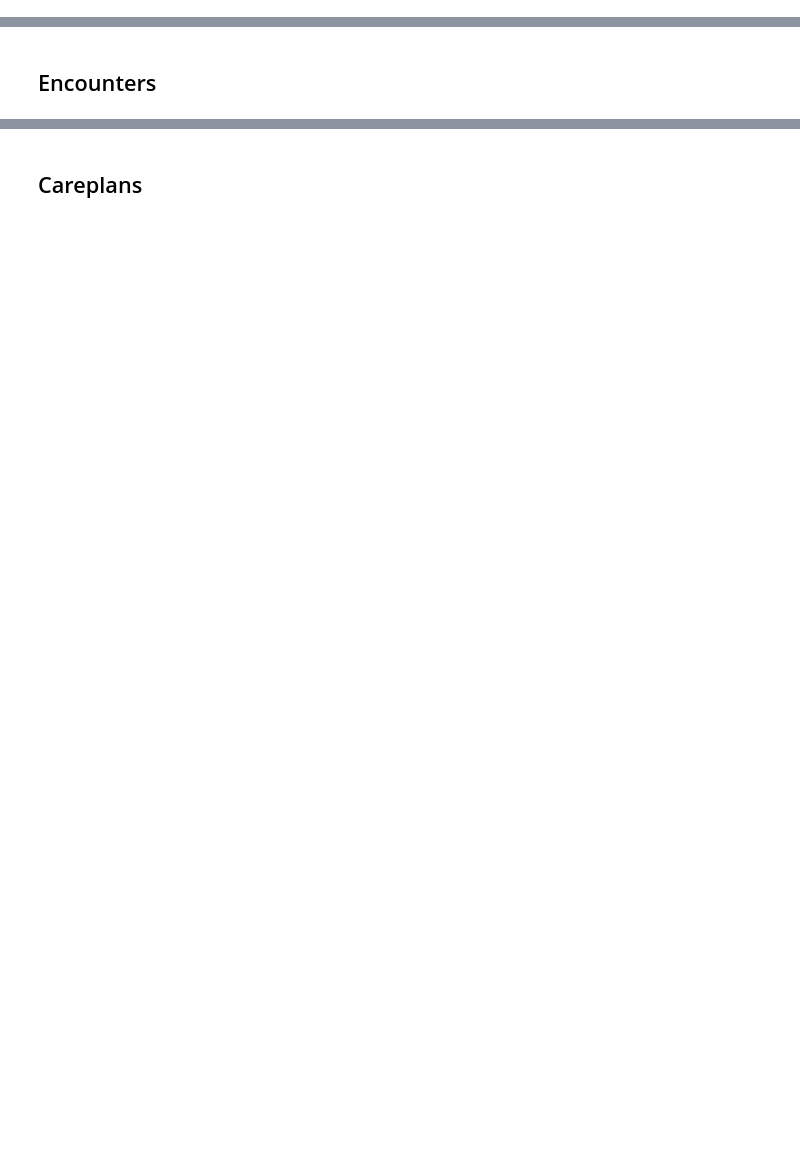
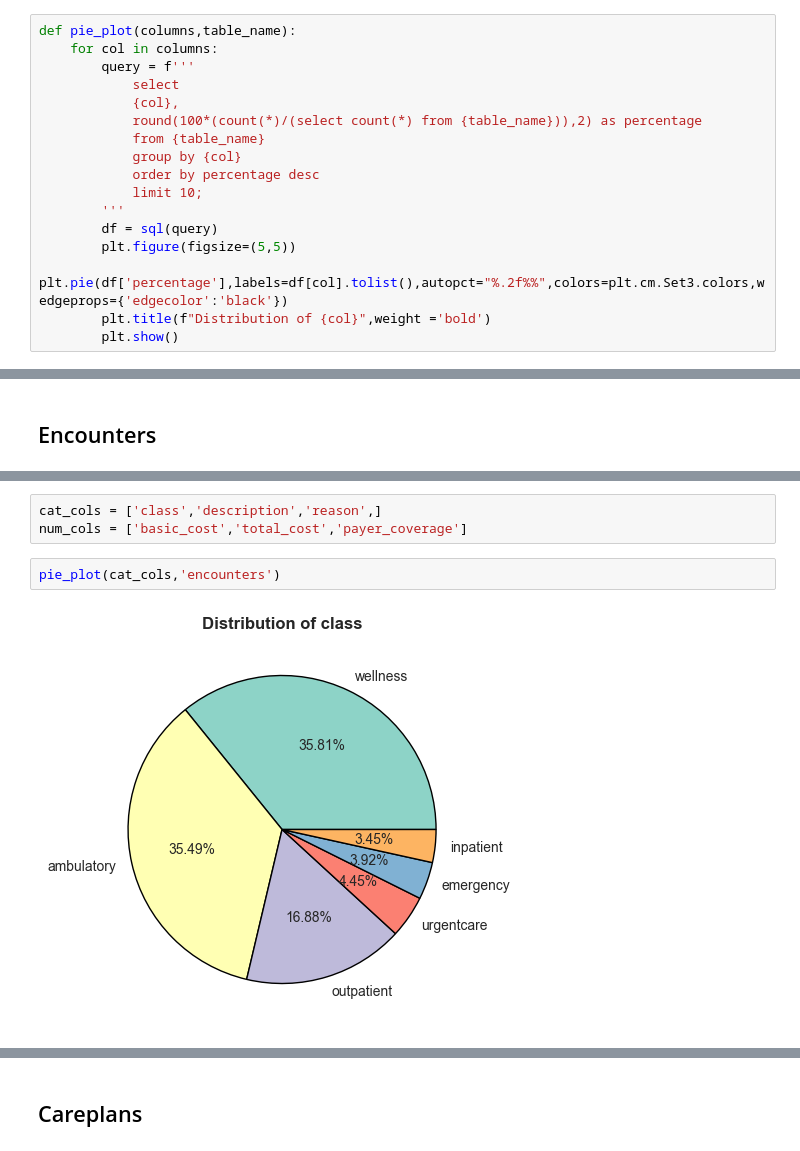
Before and after one commit to IamRaNo/Portfolio-Projects-Repository, a Jupyter notebook: Synthea Datasets/Solutions/data_analysis/univariate_stats.ipynb, the cells around one changed output, grey strips where cells are left out. Drawn from its saved outputs; the diff is of its cells as text; blank space fills up the shorter version.

```diff
--- a/Synthea Datasets/Solutions/data_analysis/univariate_stats.ipynb
+++ b/Synthea Datasets/Solutions/data_analysis/univariate_stats.ipynb
@@ -69,0 +98,17 @@ pd.DataFrame.from_dict(dict,orient='index',columns=['row_count']).reset_index().
+# %%
+def pie_plot(columns,table_name):
+    for col in columns:
+        query = f'''
+            select
+            {col},
+            round(100*(count(*)/(select count(*) from {table_name})),2) as percentage
+            from {table_name}
+            group by {col}
+            order by percentage desc
+            limit 10;
+        '''
+        df = sql(query)
+        plt.figure(figsize=(5,5))
+        plt.pie(df['percentage'],labels=df[col].tolist(),autopct="%.2f%%",colors=plt.cm.Set3.colors,wedgeprops={'edgecolor':'black'})
+        plt.title(f"Distribution of {col}",weight ='bold')
+        plt.show()
@@ -73,0 +216,7 @@ pd.DataFrame.from_dict(dict,orient='index',columns=['row_count']).reset_index().
+# %%
+cat_cols = ['class','description','reason',]
+num_cols = ['basic_cost','total_cost','payer_coverage']
+# %%
+pie_plot(cat_cols,'encounters')
+# %% [output]
+[figure, added]
```
Also changed, not shown: parts of 30 cells of this notebook.
